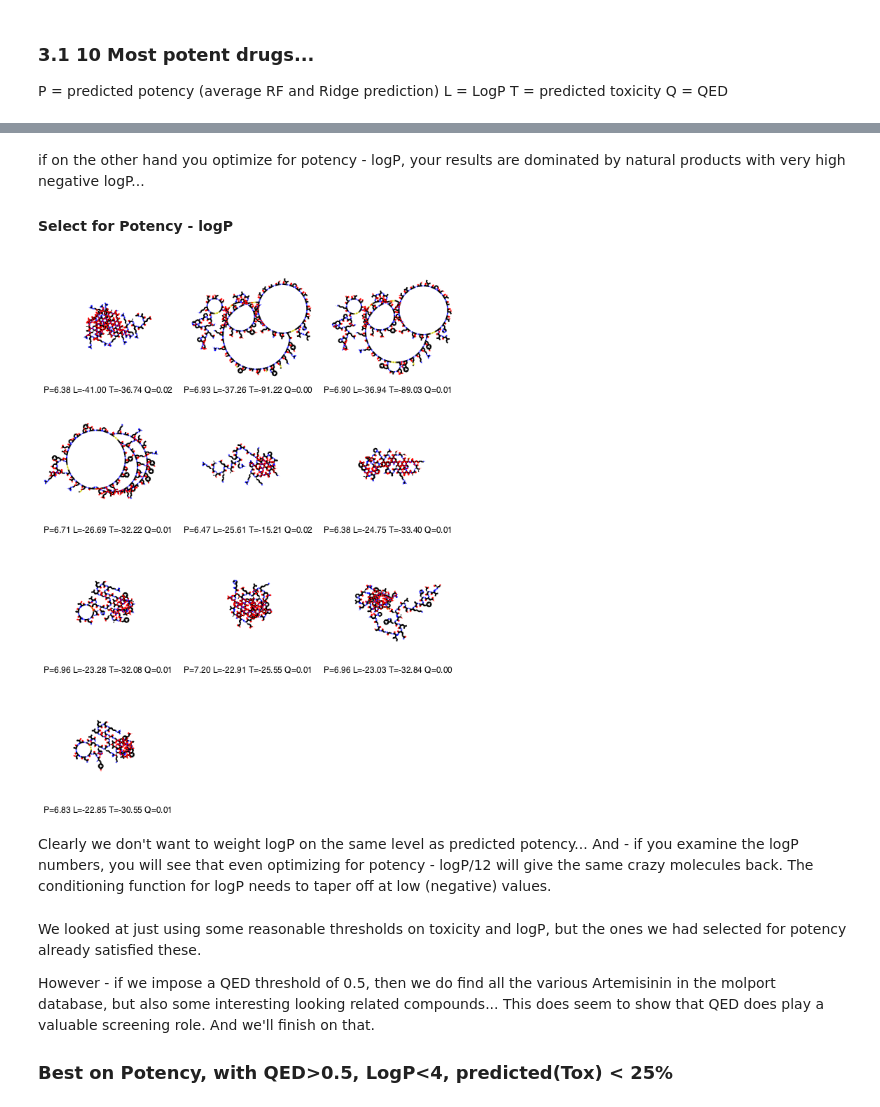
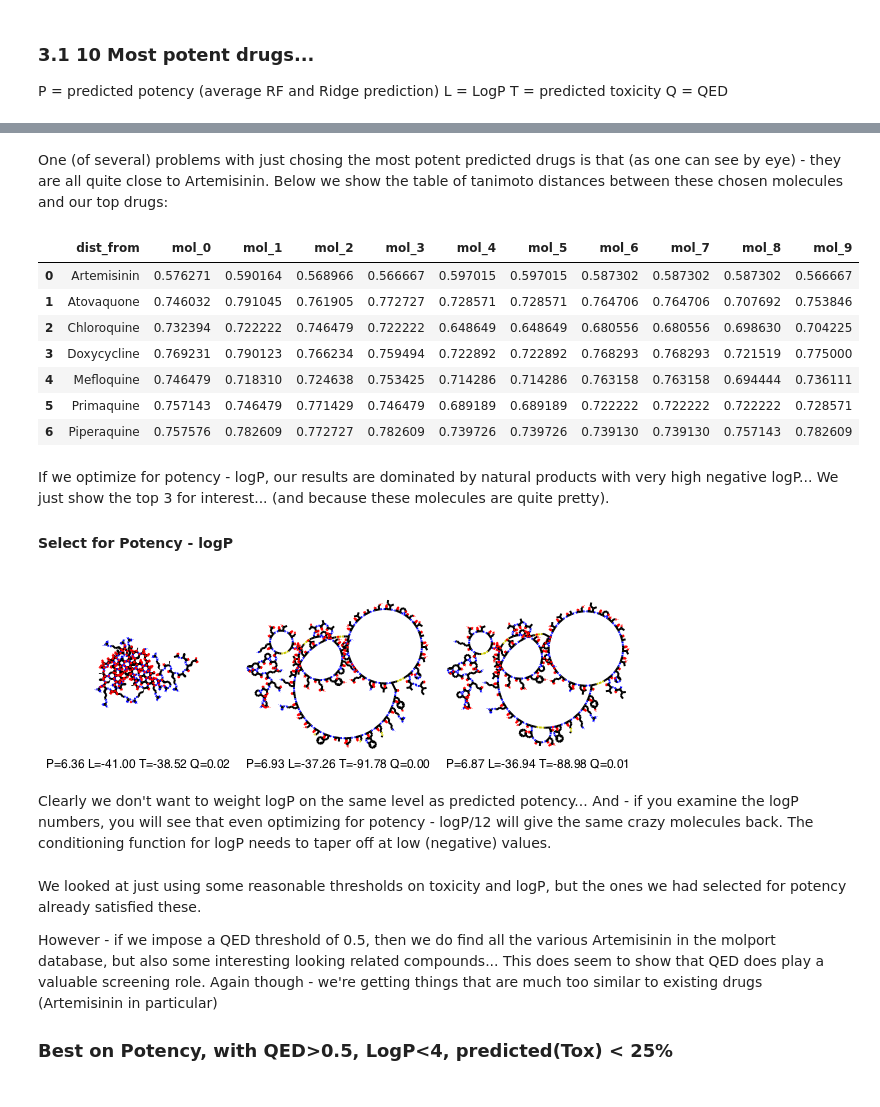
Before and after one commit to owatson/sherlock, a Jupyter notebook: notebooks/Malaria research PT1 - Tres Cantos Data.ipynb, the cells around one changed output, grey strips where cells are left out. Drawn from its saved outputs; the diff is of its cells as text; code cells hidden in the pictures.

Commit message:
Adding distance from known drugs as filter

```diff
--- a/notebooks/Malaria research PT1 - Tres Cantos Data.ipynb
+++ b/notebooks/Malaria research PT1 - Tres Cantos Data.ipynb
@@ -438,17 +475,31 @@ mp_utils.summarize('POT', 10)
+# %% [markdown]
+One (of several) problems with just chosing the most potent predicted drugs is that (as one can see by eye) - they are all quite close to Artemisinin.  Below we show the table of tanimoto distances between these chosen molecules and our top drugs:
+# %%
+sm, labels = mp_utils.summarize('POT', 10, draw=False)
+dist_df(sm)
+# %% [output]
+|  | dist_from | mol_0 | mol_1 | mol_2 | mol_3 | mol_4 | mol_5 | mol_6 | mol_7 | mol_8 | mol_9 |
+| 0 | Artemisinin | 0.576271 | 0.590164 | 0.568966 | 0.566667 | 0.597015 | 0.597015 | 0.587302 | 0.587302 | 0.587302 | 0.566667 |
+| 1 | Atovaquone | 0.746032 | 0.791045 | 0.761905 | 0.772727 | 0.728571 | 0.728571 | 0.764706 | 0.764706 | 0.707692 | 0.753846 |
+| 2 | Chloroquine | 0.732394 | 0.722222 | 0.746479 | 0.722222 | 0.648649 | 0.648649 | 0.680556 | 0.680556 | 0.698630 | 0.704225 |
+| 3 | Doxycycline | 0.769231 | 0.790123 | 0.766234 | 0.759494 | 0.722892 | 0.722892 | 0.768293 | 0.768293 | 0.721519 | 0.775000 |
+| 4 | Mefloquine | 0.746479 | 0.718310 | 0.724638 | 0.753425 | 0.714286 | 0.714286 | 0.763158 | 0.763158 | 0.694444 | 0.736111 |
+| 5 | Primaquine | 0.757143 | 0.746479 | 0.771429 | 0.746479 | 0.689189 | 0.689189 | 0.722222 | 0.722222 | 0.722222 | 0.728571 |
+| 6 | Piperaquine | 0.757576 | 0.782609 | 0.772727 | 0.782609 | 0.739726 | 0.739726 | 0.739130 | 0.739130 | 0.757143 | 0.782609 |
 # %% [markdown]
-if on the other hand you optimize for potency - logP, your results are dominated by natural products with very high negative logP...
+If we optimize for potency - logP, our results are dominated by natural products with very high negative logP...  We just show the top 3 for interest... (and because these molecules are quite pretty).
 
 #### Select for Potency - logP
 # %%
-mp_utils.summarize('LIP', 10)
+mp_utils.summarize('LIP', 3)
 # %% [output]
-[figure, old version]
+[figure, new version]
 # %% [markdown]
 Clearly we don't want to weight logP on the same level as predicted potency... And - if you examine the logP numbers, you will see that even optimizing for potency - logP/12 will give the same crazy molecules back.  The conditioning function for logP needs to taper off at low (negative) values.
 # %% [markdown]
 We looked at just using some reasonable thresholds on toxicity and logP, but the ones we had selected for potency already satisfied these.
 
-However - if we impose a QED threshold of 0.5, then we do find all the various Artemisinin in the molport database, but also some interesting looking related compounds...  This does seem to show that QED does play a valuable screening role.  And we'll finish on that.
+However - if we impose a QED threshold of 0.5, then we do find all the various Artemisinin in the molport database, but also some interesting looking related compounds...  This does seem to show that QED does play a valuable screening role.  Again though - we're getting things that are much too similar to existing drugs (Artemisinin in particular)
 
 ### Best on Potency, with QED>0.5, LogP<4, predicted(Tox) < 25%
 # %%
```
Also changed, not shown: parts of 27 cells of this notebook.
